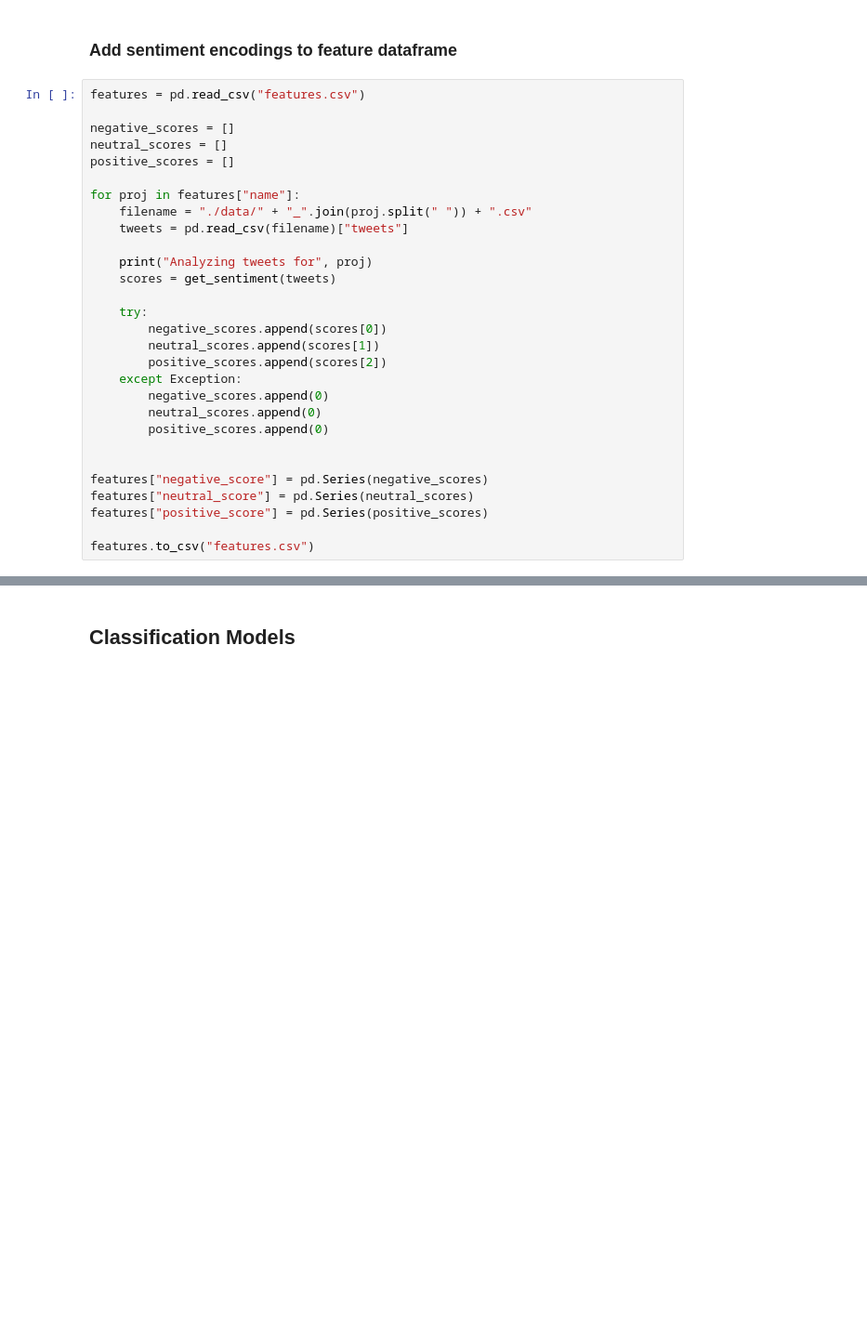
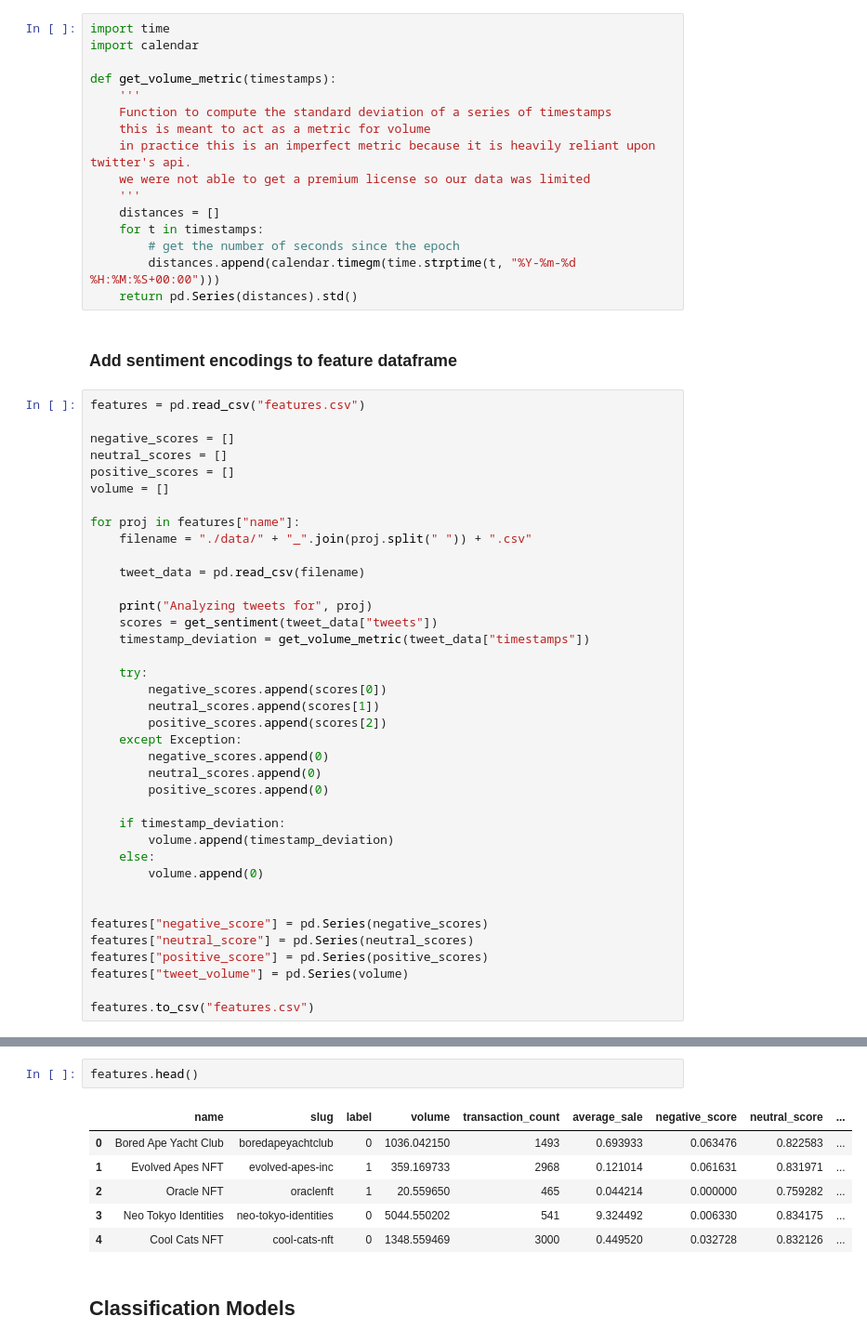
Before and after one commit to taradactyl27/nft-sentiment-analysis, a Jupyter notebook: nftsentiment.ipynb, the cells around one changed output, grey strips where cells are left out. Shown: that part at 93% size. Cells and saved outputs as stored; diff of their text form; blank space fills up the shorter version.

```diff
--- a/nftsentiment.ipynb
+++ b/nftsentiment.ipynb
@@ -248,6 +248,22 @@ def get_sentiment(tweets):
         all_scores.append(np.array([score['neg'], score['neu'], score['pos']]))
 
     return np.array(all_scores).mean(axis=0)
+# %%
+import time
+import calendar
+
+def get_volume_metric(timestamps):
+    '''
+    Function to compute the standard deviation of a series of timestamps
+    this is meant to act as a metric for volume
+    in practice this is an imperfect metric because it is heavily reliant upon twitter's api.
+    we were not able to get a premium license so our data was limited
+    '''
+    distances = []
+    for t in timestamps:
+        # get the number of seconds since the epoch
+        distances.append(calendar.timegm(time.strptime(t, "%Y-%m-%d %H:%M:%S+00:00")))
+    return pd.Series(distances).std()
 # %% [markdown]
 ### Add sentiment encodings to feature dataframe
 # %%
@@ -256,13 +272,16 @@ features = pd.read_csv("features.csv")
 negative_scores = []
 neutral_scores = []
 positive_scores = []
+volume = []
 
 for proj in features["name"]:
     filename = "./data/" + "_".join(proj.split(" ")) + ".csv"
-    tweets = pd.read_csv(filename)["tweets"]
+
+    tweet_data = pd.read_csv(filename)
 
     print("Analyzing tweets for", proj)
-    scores = get_sentiment(tweets)
+    scores = get_sentiment(tweet_data["tweets"])
+    timestamp_deviation = get_volume_metric(tweet_data["timestamps"])
 
     try:
         negative_scores.append(scores[0])
@@ -273,10 +292,16 @@ for proj in features["name"]:
         neutral_scores.append(0)
         positive_scores.append(0)
 
+    if timestamp_deviation:
+        volume.append(timestamp_deviation)
+    else:
+        volume.append(0)
+
 
 features["negative_score"] = pd.Series(negative_scores)
 features["neutral_score"] = pd.Series(neutral_scores)
 features["positive_score"] = pd.Series(positive_scores)
+features["tweet_volume"] = pd.Series(volume)
 
 features.to_csv("features.csv")
 # %% [output]
@@ -329,3 +329,12 @@ print(features.head())
+# %%
+features.head()
+# %% [output]
+|  | name | slug | label | volume | transaction_count | average_sale | negative_score | neutral_score | ... |
+| 0 | Bored Ape Yacht Club | boredapeyachtclub | 0 | 1036.042150 | 1493 | 0.693933 | 0.063476 | 0.822583 | ... |
+| 1 | Evolved Apes NFT | evolved-apes-inc | 1 | 359.169733 | 2968 | 0.121014 | 0.061631 | 0.831971 | ... |
+| 2 | Oracle NFT | oraclenft | 1 | 20.559650 | 465 | 0.044214 | 0.000000 | 0.759282 | ... |
+| 3 | Neo Tokyo Identities | neo-tokyo-identities | 0 | 5044.550202 | 541 | 9.324492 | 0.006330 | 0.834175 | ... |
+| 4 | Cool Cats NFT | cool-cats-nft | 0 | 1348.559469 | 3000 | 0.449520 | 0.032728 | 0.832126 | ... |
 # %% [markdown]
 ## Classification Models
 # %% [markdown]
```
Also changed, not shown: parts of 8 cells of this notebook, 1 other file.
